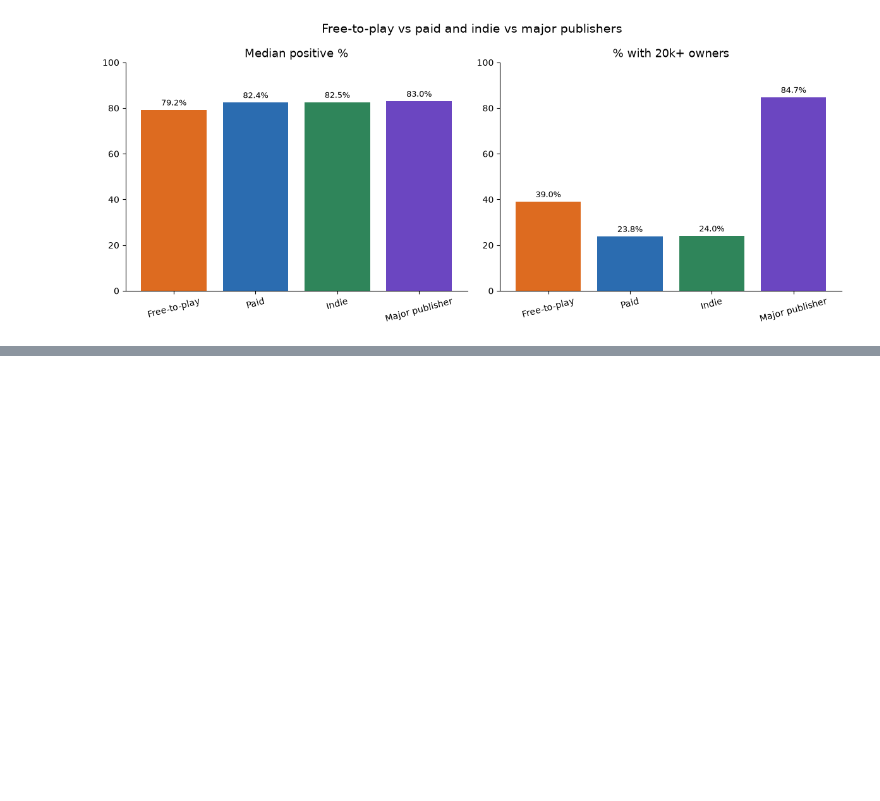
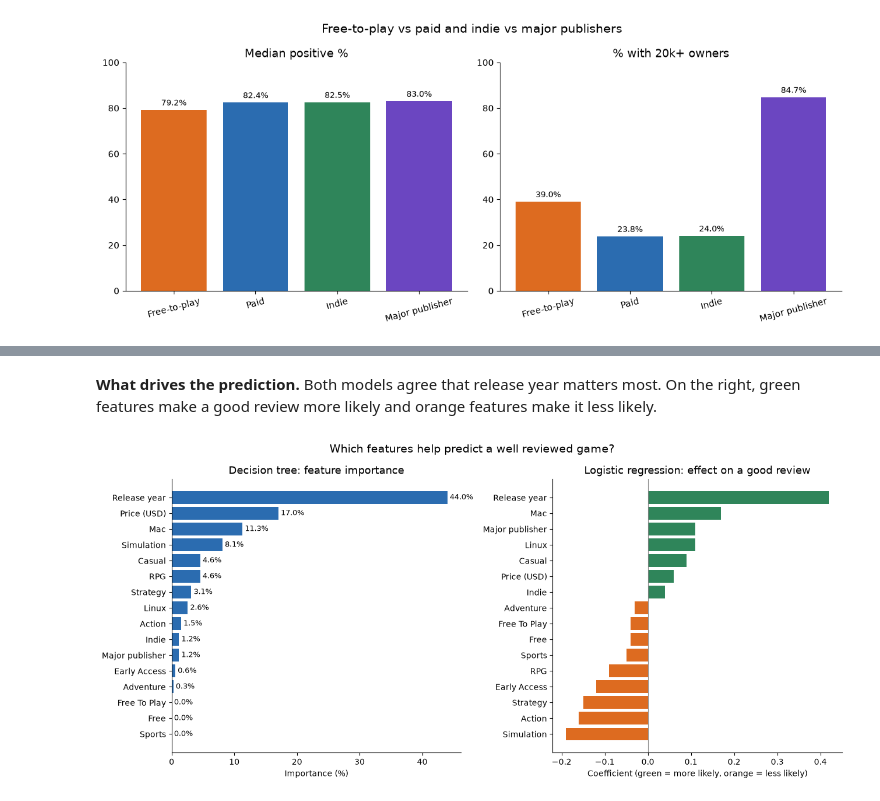
Before and after one commit to Ezekieloll/Level-Up-What-Makes-a-Game-Succeed-on-Steam-, a Jupyter notebook: group_project.ipynb, the cells around one changed output, grey strips where cells are left out. Cells and saved outputs as stored; diff of their text form; code cells hidden in the pictures; blank space fills up the shorter version.

```diff
--- a/group_project.ipynb
+++ b/group_project.ipynb
@@ -684,0 +785,9 @@ def plot_group_comparison(free_paid_table, publisher_table):
+# %%
+tree = MODELS["Decision tree"]
+logistic = MODELS["Logistic regression"][-1]          # the model step of the pipeline
+
+importance_table = pd.DataFrame({
+    "Tree importance (%)": tree.feature_importances_ * 100,
+    "Logistic coefficient": logistic.coef_[0],
+}, index=features.columns).round(2).sort_values("Tree importance (%)", ascending=False)
+importance_table
@@ -859,3 +1058,9 @@ plot_group_comparison(free_paid_table, publisher_table)
+# %% [markdown]
+**What drives the prediction.** Both models agree that release year matters most. On the right, green features make a good review more likely and orange features make it less likely.
+# %%
+plot_feature_importance(importance_table)
+# %% [output]
+[figure, added]
 # %% [markdown]
 # Conclusion (5 marks)
 
```
Also changed, not shown: parts of 17 cells of this notebook.
